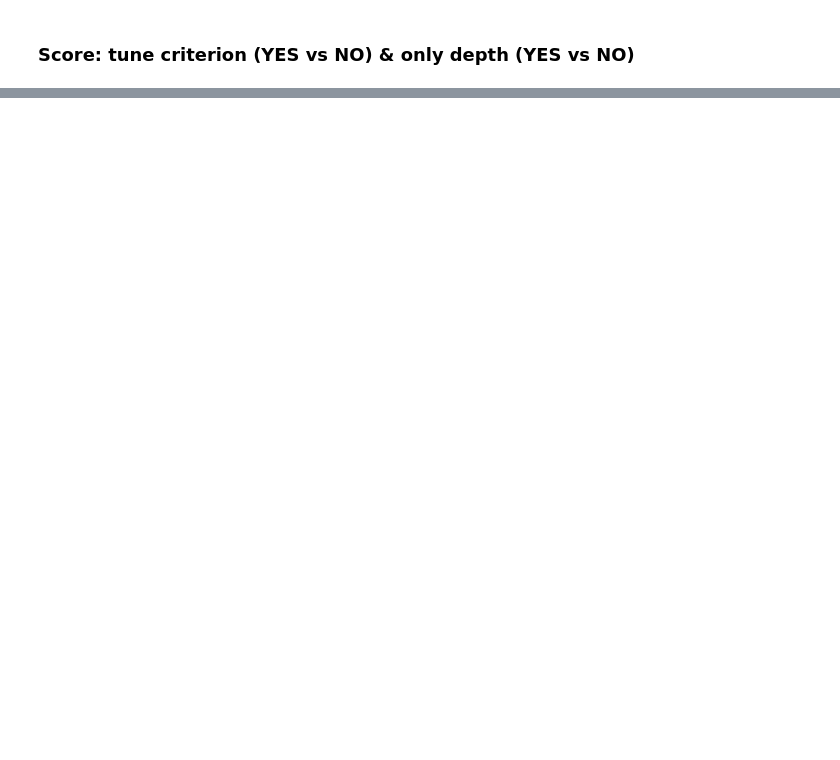
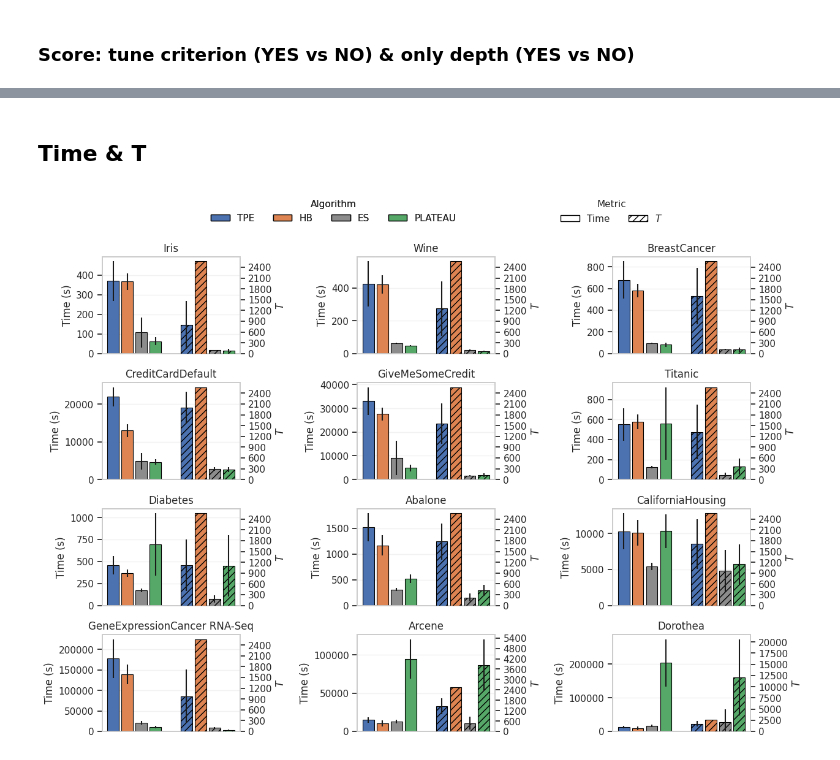
Before and after one commit to lange-am/rf_plateau_hpo, a Jupyter notebook: notebooks/paper_repro.ipynb, the cells around one changed output, grey strips where cells are left out. Saved outputs shown, nothing was run; the diff lists cells and outputs as text; code cells hidden in the pictures; blank space fills up the shorter version.

```diff
--- a/notebooks/paper_repro.ipynb
+++ b/notebooks/paper_repro.ipynb
@@ -650,0 +747,18 @@ plot_delta_boxplots(
+# %% [markdown]
+## Time & T
+# %%
+plot_dataset_comparisons(
+    dataset_folders=dataset_folders,
+    deltas = [deltas[s][0] for s in dataset_folders],
+    ncols = 3,
+    save_plots = True, # switch to False after plots are dumped to save time.
+    titles = [datasets_uc[s.split('./')[1]] for s in dataset_folders],
+    min_w = 3.6,
+    min_h = 2.0,
+    axes_top = 0.88,
+    wspace = 0.85,
+    hspace = 0.3,
+    legend_anchor_y = 1,
+)
+# %% [output]
+[figure, added]
```
Also changed, not shown: parts of 34 cells of this notebook.
